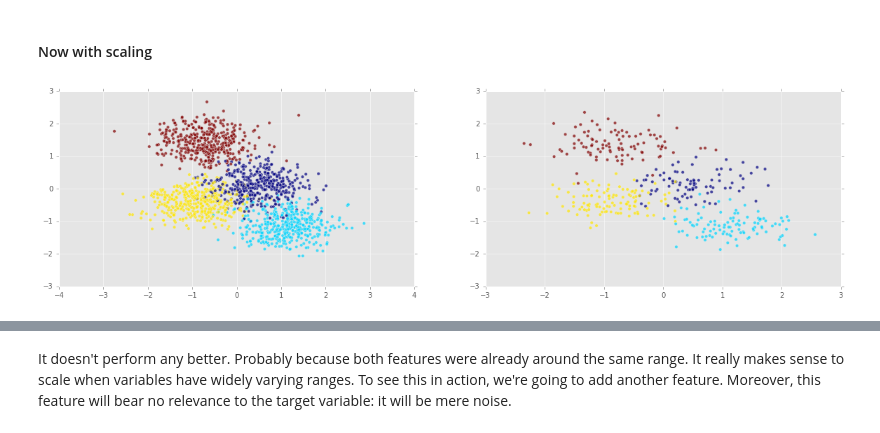
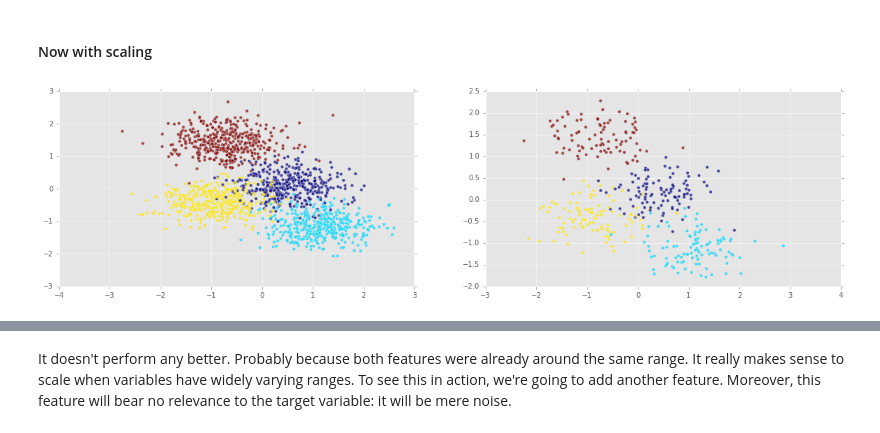
Before and after one commit to hugobowne/machine_learning_techniques, a Jupyter notebook: Preprocessing_note.ipynb, the cells around one changed output, grey strips where cells are left out. Drawn from its saved outputs; the diff is of its cells as text; code cells hidden in the pictures.

```diff
--- a/Preprocessing_note.ipynb
+++ b/Preprocessing_note.ipynb
@@ -260,12 +233,0 @@ Let's first delve into classification challenges and see how scaling your data a
-# %%
-import pandas as pd
-%matplotlib inline
-import matplotlib
-#matplotlib.use('TkAgg')
-import matplotlib.pyplot as plt
-plt.style.use('ggplot')
-# from here: https://archive.ics.uci.edu/ml/datasets/Wine
-df = pd.read_csv('wine_quality/winequality-red.csv' , sep = ';')
-X = df.drop('quality' , 1).values #drop target variable
-y1 = df['quality'].values
-pd.DataFrame.hist(df, figsize = [15,15]);
@@ -474,20 +310,17 @@ KNN score for training set: 0.943750
 # %%
 from sklearn.preprocessing import scale
 # from sklearn.preprocessing import StandardScaler
 Xs = scale(X)
 s = int(.2*n_samples)
-Xs_train = Xs[s:]
-y_train = y[s:]
-Xs_test = Xs[:s]
-y_test = y[:s]
+Xs_train, Xs_test, y_train, y_test = train_test_split(Xs, y, test_size=0.2, random_state=42)
 plt.figure(figsize=(20,5));
 plt.subplot(1, 2, 1 );
 plt.scatter(Xs_train[:,0] , Xs_train[:,1],  c = y_train, alpha = 0.7);
 plt.subplot(1, 2, 2);
 plt.scatter(Xs_test[:,0] , Xs_test[:,1],  c = y_test, alpha = 0.7);
 plt.show()
 # %% [output]
-[figure, old version]
+[figure, new version]
 # %%
 knn_model_s = knn.fit(Xs_train, y_train)
 print('KNN score for test set: %f' % knn_model_s.score(Xs_test, y_test))
```
Also changed, not shown: parts of 67 cells of this notebook.
